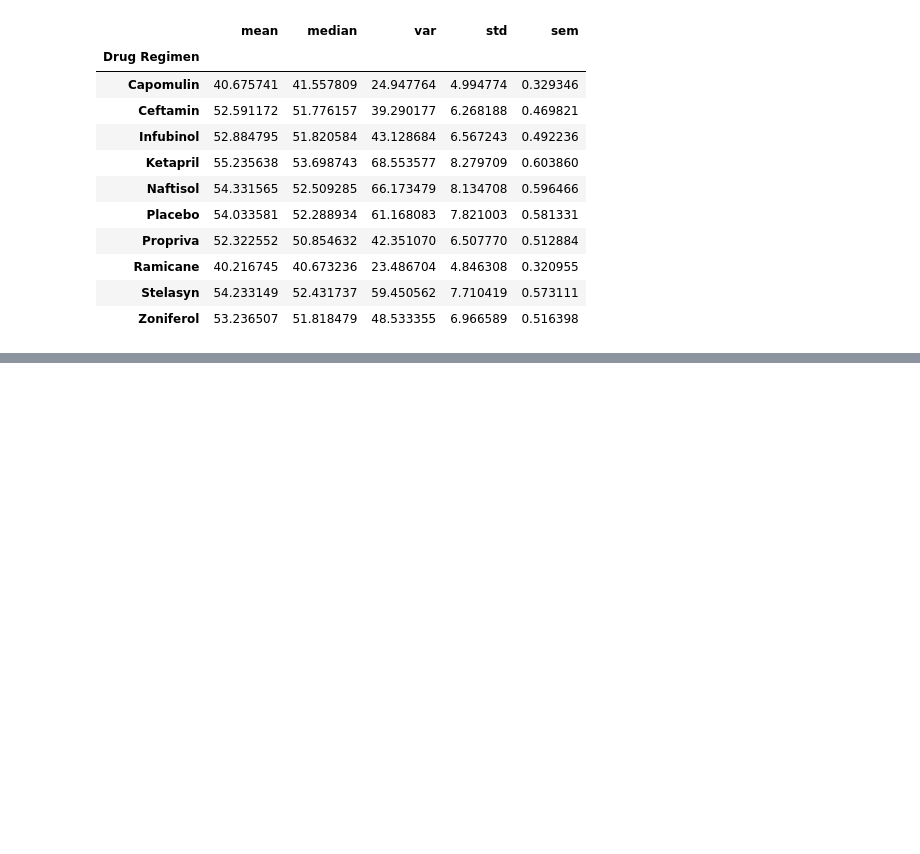
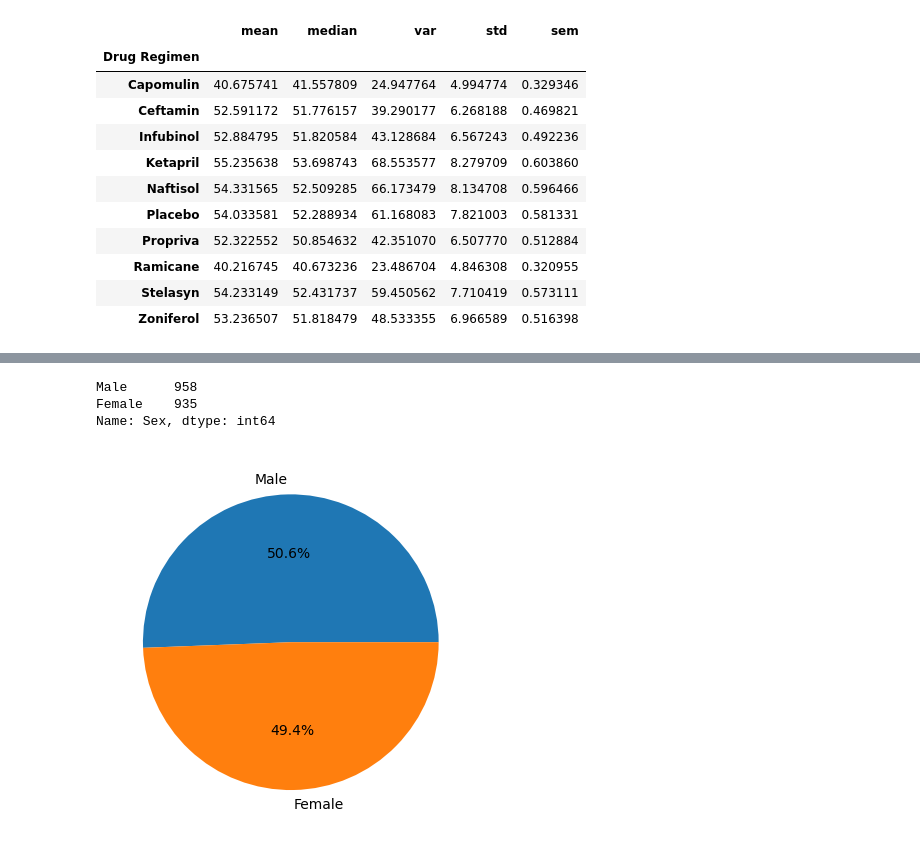
Before and after one commit to keshakp2023/Pymaceuticals-Challenge-5, a Jupyter notebook: Pymaceuticals_5.ipynb, the cells around one changed output, grey strips where cells are left out. Drawn from its saved outputs; the diff is of its cells as text; code cells hidden in the pictures; blank space fills up the shorter version.

```diff
--- a/Pymaceuticals_5.ipynb
+++ b/Pymaceuticals_5.ipynb
@@ -136,0 +181,17 @@ Data_aggregation
+# %%
+#showing the distribution of female versus male mice
+Male_Female = Pymaceutical_combined["Sex"].value_counts()
+Male_Female
+# %% [output]
+Male      958
+Female    935
+Name: Sex, dtype: int64
+# %%
+# Generate a pie plot showing the distribution of female versus male mice using Pandas
+df= pd.DataFrame({"Sex": ['Male', 'Female'],
+                  "Size": [958,935]})
+# plot = df.plt.pie(y='Sex', figsize=(5, 5))
+plt.pie(df["Size"], labels= df["Sex"],autopct="%1.1f%%")
+plt.show()
+# %% [output]
+[figure, added]
```
Also changed, not shown: parts of 18 cells of this notebook, 4 other files.
